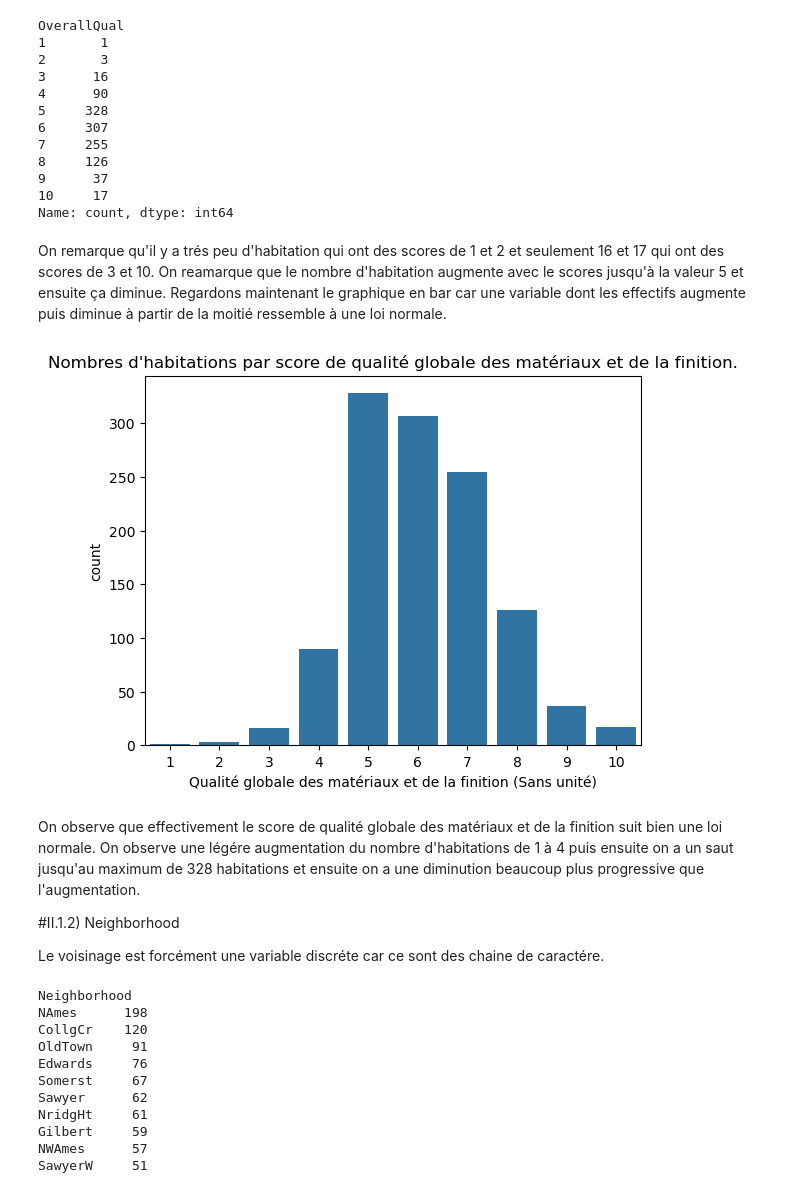
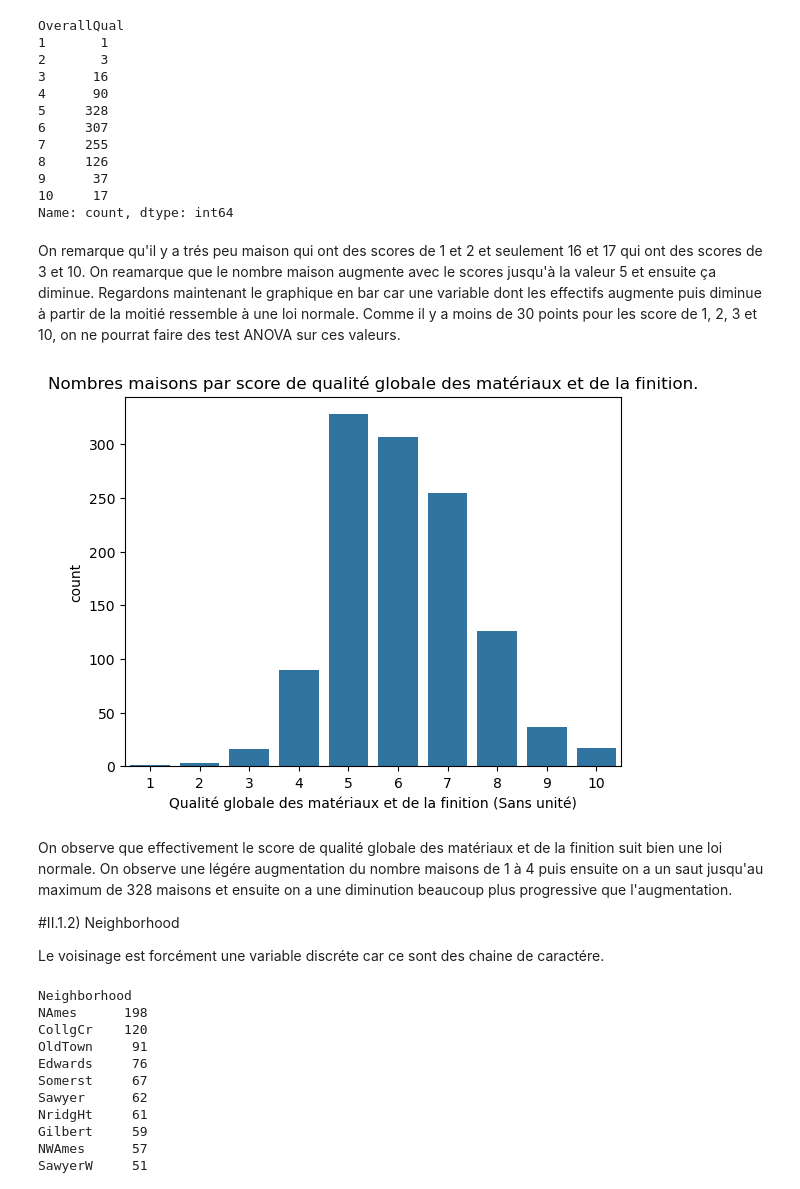
Before and after one commit to fmazur57u/Prediction_prix_immobilier, a Jupyter notebook: projet_prix_immobilier.ipynb, the cells around one changed output. Saved outputs shown, nothing was run; the diff lists cells and outputs as text; code cells hidden in the pictures.

```diff
--- a/projet_prix_immobilier.ipynb
+++ b/projet_prix_immobilier.ipynb
@@ -95,16 +94,16 @@ OverallQual
 10     17
 Name: count, dtype: int64
 # %% [markdown]
-On remarque qu'il y a trés peu d'habitation qui ont des scores de 1 et 2 et seulement 16 et 17 qui ont des scores de 3 et 10. On reamarque que le nombre d'habitation augmente avec le scores jusqu'à la valeur 5 et ensuite ça diminue. Regardons maintenant le graphique en bar car une variable dont les effectifs augmente puis diminue à partir de la moitié ressemble à une loi normale.
+On remarque qu'il y a trés peu maison qui ont des scores de 1 et 2 et seulement 16 et 17 qui ont des scores de 3 et 10. On reamarque que le nombre maison augmente avec le scores jusqu'à la valeur 5 et ensuite ça diminue. Regardons maintenant le graphique en bar car une variable dont les effectifs augmente puis diminue à partir de la moitié ressemble à une loi normale. Comme il y a moins de 30 points pour les score de 1, 2, 3 et 10, on ne pourrat faire des test ANOVA sur ces valeurs.
 # %%
 sns.countplot(data=train_set, x="OverallQual")
-plt.title("Nombres d'habitations par score de qualité globale des matériaux et de la finition.")
+plt.title("Nombres maisons par score de qualité globale des matériaux et de la finition.")
 plt.xlabel("Qualité globale des matériaux et de la finition (Sans unité)")
 plt.show()
 # %% [output]
-[figure, old version]
+[figure, new version]
 # %% [markdown]
-On observe que effectivement le score de qualité globale des matériaux et de la finition suit bien une loi normale. On observe une légére augmentation du nombre d'habitations de 1 à 4 puis ensuite on a un saut jusqu'au maximum de 328 habitations et ensuite on a une diminution beaucoup plus progressive que l'augmentation.
+On observe que effectivement le score de qualité globale des matériaux et de la finition suit bien une loi normale. On observe une légére augmentation du nombre maisons de 1 à 4 puis ensuite on a un saut jusqu'au maximum de 328 maisons et ensuite on a une diminution beaucoup plus progressive que l'augmentation.
 
 #II.1.2) Neighborhood
 
```
Also changed, not shown: parts of 50 cells of this notebook.
